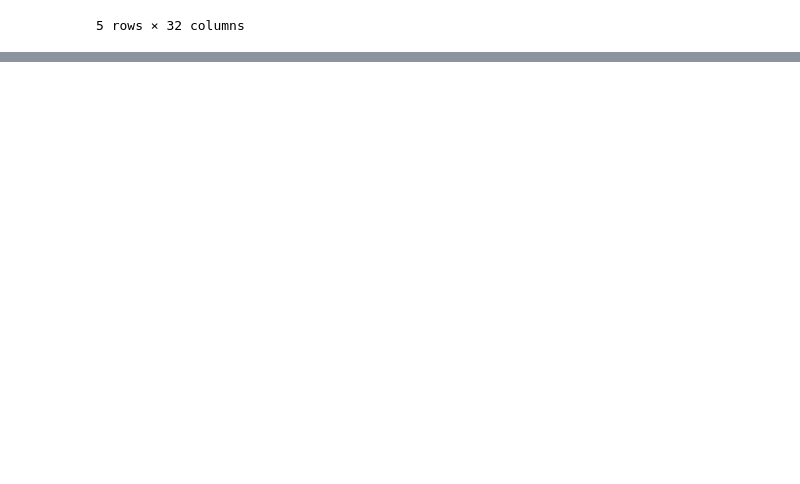
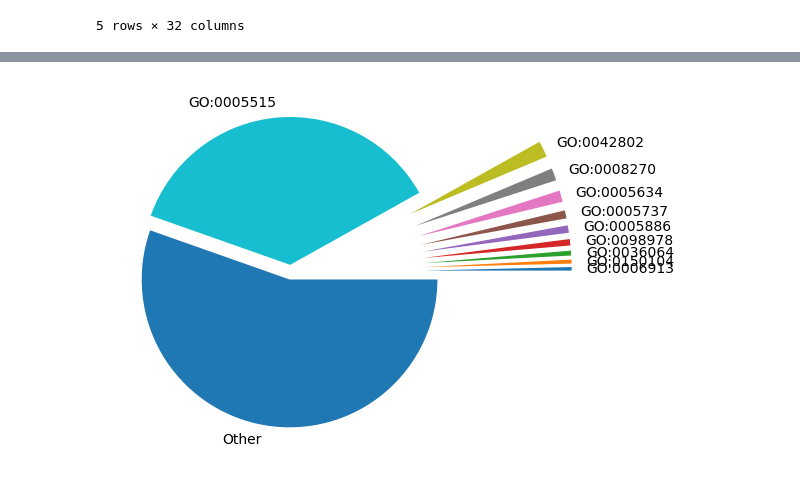
Before and after one commit to Moulica5374/NIH-Funding-Annotation-Analysis-Team-Project, a Jupyter notebook: Data_Analysis.ipynb, the cells around one changed output, grey strips where cells are left out. Saved outputs shown, nothing was run; the diff lists cells and outputs as text; code cells hidden in the pictures; blank space fills up the shorter version.

```diff
--- a/Data_Analysis.ipynb
+++ b/Data_Analysis.ipynb
@@ -85,0 +181,6 @@ data.head()
+# %%
+# save in descending order to have a better graph order
+t10_count = t10_count.sort_values('count', ascending=True)
+
+# create a barplot showing the model organism/function against the total cost
+plt.barh(t10_count['GO_ID'], t10_count['count'])
@@ -85,0 +210,17 @@ data.head()
+# %%
+# set up data source for sum_total_count pie chart (want ratio of top 10 to total, with other = remaining)
+
+t10_count_vals = t10_count['count'].to_list()
+t10_count_labels = t10_count['GO_ID'].to_list()
+
+# add other category in pie chart
+other_t10_count = model_org_df['count'].sum() - t10_sum_tot_count['count'].sum()
+t10_count_vals.append(other_t10_count)
+t10_count_labels.append('Other')
+
+# create a pie plot
+plt_explode = [0.9, 0.9, 0.9, 0.9, 0.9, 0.9, 0.9, 0.9, 0.9, 0.05, 0.05]
+plt.pie(t10_count_vals, labels=t10_count_labels, explode = plt_explode)
+plt.show()
+# %% [output]
+[figure, added]
```
Also changed, not shown: parts of 13 cells of this notebook.
